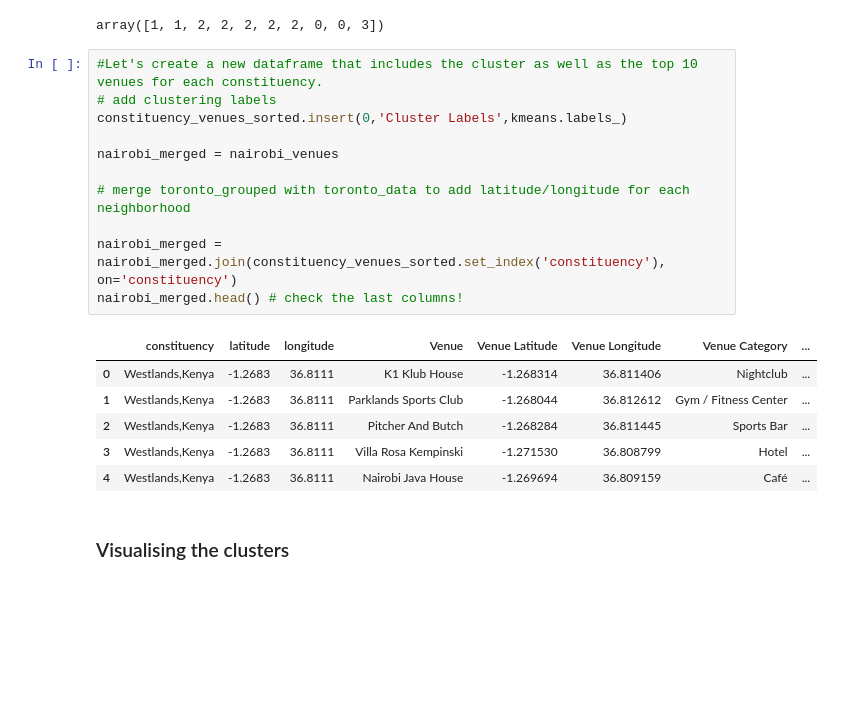
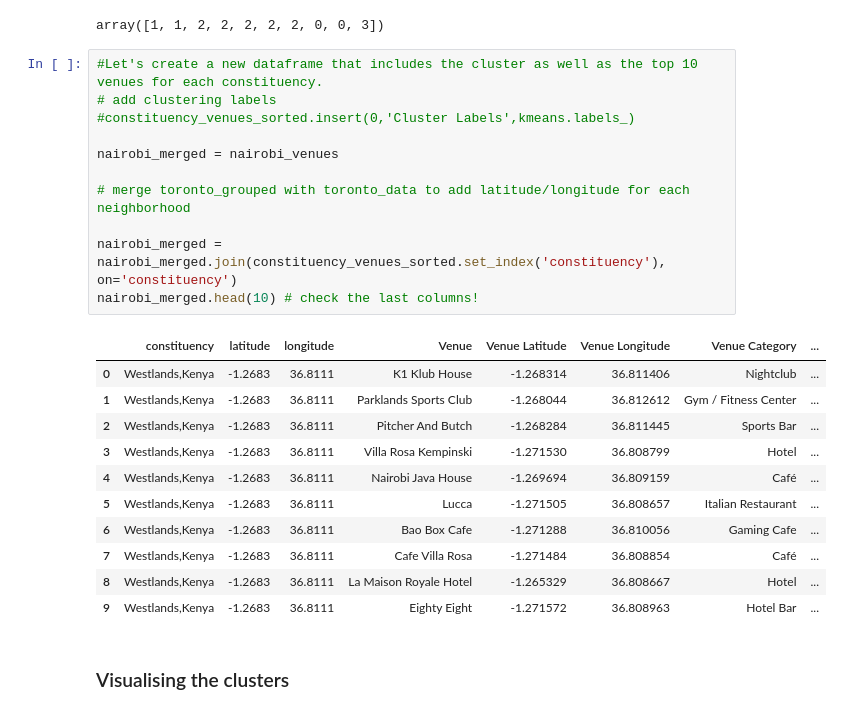
Before and after one commit to watex95/DATA-SCIENCE-PROJECTS, a Jupyter notebook: SEGMENTATION AND CLUSTERING OF NAIROBI CONSTITUENCIES .ipynb, the cells around one changed output. Saved outputs shown, nothing was run; the diff lists cells and outputs as text; blank space fills up the shorter version.

```diff
--- a/SEGMENTATION AND CLUSTERING OF NAIROBI CONSTITUENCIES .ipynb
+++ b/SEGMENTATION AND CLUSTERING OF NAIROBI CONSTITUENCIES .ipynb
@@ -503,21 +503,26 @@ array([1, 1, 2, 2, 2, 2, 2, 0, 0, 3])
 # %%
 #Let's create a new dataframe that includes the cluster as well as the top 10 venues for each constituency.
 # add clustering labels
-constituency_venues_sorted.insert(0,'Cluster Labels',kmeans.labels_)
+#constituency_venues_sorted.insert(0,'Cluster Labels',kmeans.labels_)
 
 nairobi_merged = nairobi_venues
 
 # merge toronto_grouped with toronto_data to add latitude/longitude for each neighborhood
 
 nairobi_merged = nairobi_merged.join(constituency_venues_sorted.set_index('constituency'), on='constituency')
-nairobi_merged.head() # check the last columns!
+nairobi_merged.head(10) # check the last columns!
 # %% [output]
 |  | constituency | latitude | longitude | Venue | Venue Latitude | Venue Longitude | Venue Category | ... |
 | 0 | Westlands,Kenya | -1.2683 | 36.8111 | K1 Klub House | -1.268314 | 36.811406 | Nightclub | ... |
 | 1 | Westlands,Kenya | -1.2683 | 36.8111 | Parklands Sports Club | -1.268044 | 36.812612 | Gym / Fitness Center | ... |
 | 2 | Westlands,Kenya | -1.2683 | 36.8111 | Pitcher And Butch | -1.268284 | 36.811445 | Sports Bar | ... |
 | 3 | Westlands,Kenya | -1.2683 | 36.8111 | Villa Rosa Kempinski | -1.271530 | 36.808799 | Hotel | ... |
 | 4 | Westlands,Kenya | -1.2683 | 36.8111 | Nairobi Java House | -1.269694 | 36.809159 | Café | ... |
+| 5 | Westlands,Kenya | -1.2683 | 36.8111 | Lucca | -1.271505 | 36.808657 | Italian Restaurant | ... |
+| 6 | Westlands,Kenya | -1.2683 | 36.8111 | Bao Box Cafe | -1.271288 | 36.810056 | Gaming Cafe | ... |
+| 7 | Westlands,Kenya | -1.2683 | 36.8111 | Cafe Villa Rosa | -1.271484 | 36.808854 | Café | ... |
+| 8 | Westlands,Kenya | -1.2683 | 36.8111 | La Maison Royale Hotel | -1.265329 | 36.808667 | Hotel | ... |
+| 9 | Westlands,Kenya | -1.2683 | 36.8111 | Eighty Eight | -1.271572 | 36.808963 | Hotel Bar | ... |
 # %% [markdown]
 ### Visualising the clusters
 # %%
```
Also changed, not shown: parts of 1 cell of this notebook, 3 other files.
